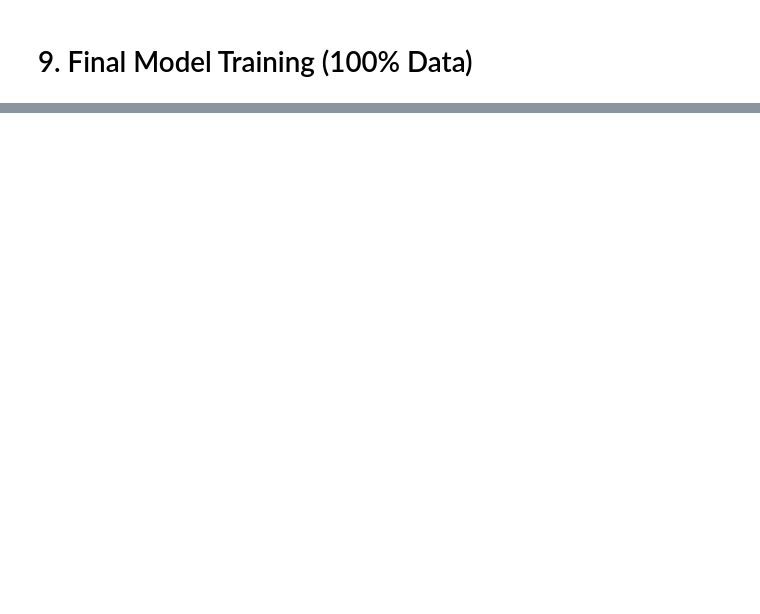
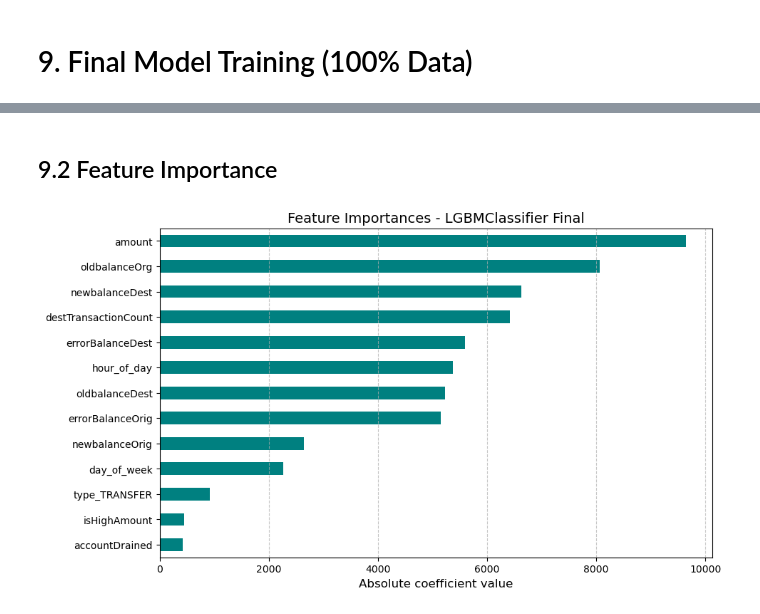
Before and after one commit to Oliwer1992/Azure-Fraud-Detection, a Jupyter notebook: notebooks/02_Preprocessing_Model_Training.ipynb, the cells around one changed output, grey strips where cells are left out. Cells and saved outputs as stored; diff of their text form; code cells hidden in the pictures; blank space fills up the shorter version.

```diff
--- a/notebooks/02_Preprocessing_Model_Training.ipynb
+++ b/notebooks/02_Preprocessing_Model_Training.ipynb
@@ -477,0 +508,6 @@ best_params = {
+# %% [markdown]
+## 9.2 Feature Importance
+# %%
+feature_importance(best_model_final, X_train.columns, "LGBMClassifier Final")
+# %% [output]
+[figure, added]
```
Also changed, not shown: parts of 12 cells of this notebook.
